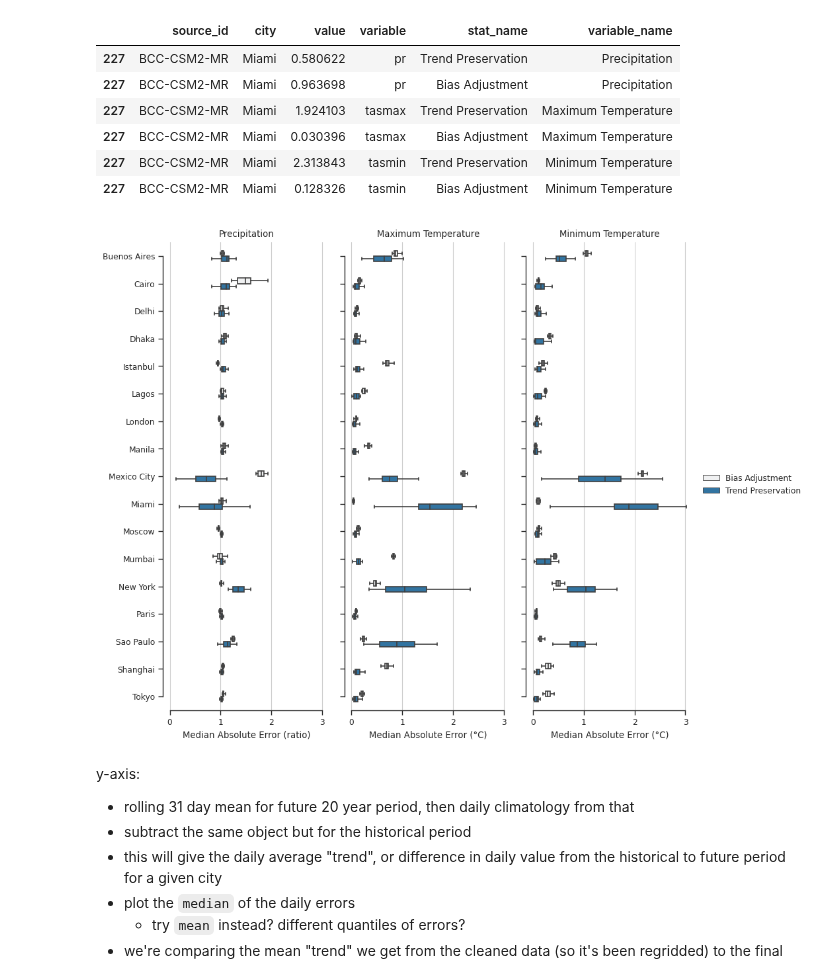
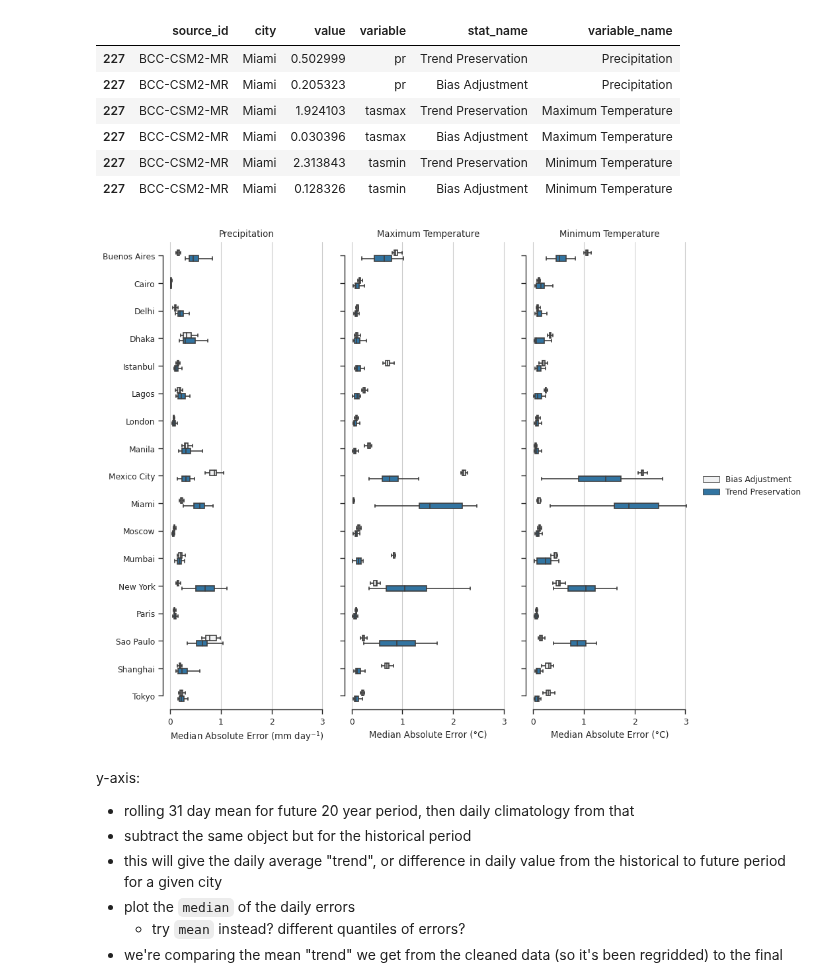
Before and after one commit to ClimateImpactLab/downscaleCMIP6, a Jupyter notebook: notebooks/paper_analysis/error_biasadjustment_trendpreservation_cities.ipynb, the cells around one changed output. Saved outputs shown, nothing was run; the diff lists cells and outputs as text; code cells hidden in the pictures.

Commit message:
Update figure so pr error is diff not ratio
Update to manuscript Figure 6 revision.

```diff
--- a/notebooks/paper_analysis/error_biasadjustment_trendpreservation_cities.ipynb
+++ b/notebooks/paper_analysis/error_biasadjustment_trendpreservation_cities.ipynb
@@ -167,11 +166,6 @@ y_obs_ratio = dt["y_sim_hist"] / dt["x_obs_hist"]
 # %%
 e_trend = np.abs(y_dif - x_dif).median(dim="dayofyear")
 e_bias = np.abs(y_obs_dif).median(dim="dayofyear")
-
-
-# Doing ratios for precipitation, only.
-e_trend["pr"] = np.abs(y_ratio / x_ratio).median(dim="dayofyear")["pr"]
-e_bias["pr"] = np.abs(y_obs_ratio).median(dim="dayofyear")["pr"]
 # %%
 # Now reformat the stats so we can plot it in seaborn.
 all_df = []
@@ -204,8 +198,8 @@ e_df["variable_name"] = e_df["variable"].map(
 e_df.query("city == 'Miami' and source_id == 'BCC-CSM2-MR'")
 # %% [output]
 |  | source_id | city | value | variable | stat_name | variable_name |
-| 227 | BCC-CSM2-MR | Miami | 0.580622 | pr | Trend Preservation | Precipitation |
-| 227 | BCC-CSM2-MR | Miami | 0.963698 | pr | Bias Adjustment | Precipitation |
+| 227 | BCC-CSM2-MR | Miami | 0.502999 | pr | Trend Preservation | Precipitation |
+| 227 | BCC-CSM2-MR | Miami | 0.205323 | pr | Bias Adjustment | Precipitation |
 | 227 | BCC-CSM2-MR | Miami | 1.924103 | tasmax | Trend Preservation | Maximum Temperature |
 | 227 | BCC-CSM2-MR | Miami | 0.030396 | tasmax | Bias Adjustment | Maximum Temperature |
 | 227 | BCC-CSM2-MR | Miami | 2.313843 | tasmin | Trend Preservation | Minimum Temperature |
@@ -216,35 +210,35 @@ sns.set_context("paper")
 g = sns.FacetGrid(
     e_df,
     col="variable_name",
     height=8,
     aspect=0.4,
     legend_out=True,
 )
 g.map_dataframe(
     sns.boxplot,
     x="value",
     y="city",
     orient="h",
     hue="stat_name",
     showfliers=False,
     width=0.4,
 )
 g.set_titles(col_template="{col_name}")
 g.set_ylabels("")
 g.set_xlabels("Median Absolute Error")
-g.axes[0, 0].set_xlabel("Median Absolute Error (ratio)")
+g.axes[0, 0].set_xlabel(r"Median Absolute Error (mm day$^{-1}$)")
 g.axes[0, 1].set_xlabel("Median Absolute Error (°C)")
 g.axes[0, 2].set_xlabel("Median Absolute Error (°C)")
 
 g.add_legend()
 for x, ax in g.axes_dict.items():
     ax.xaxis.grid(True)
 
 g.despine(left=False, trim=True)
 g.fig.savefig(os.path.join(PLOT_DIR, 'cities_abs_rel_daily_error.png'),
               bbox_inches='tight', dpi=200)
 # %% [output]
-[figure, old version]
+[figure, new version]
 # %% [markdown]
 y-axis:
 - rolling 31 day mean for future 20 year period, then daily climatology from that
```
Also changed, not shown: parts of 2 cells of this notebook.
